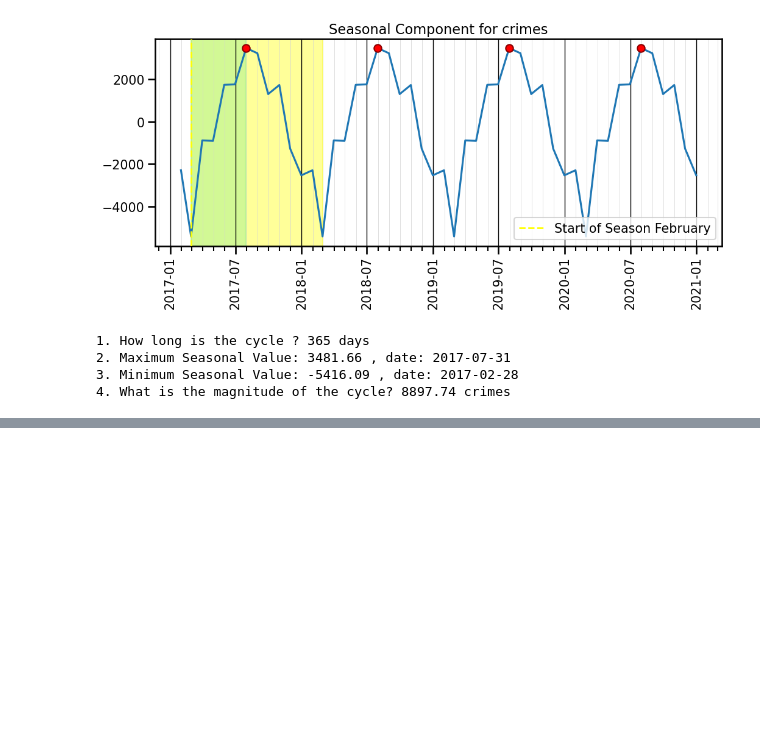
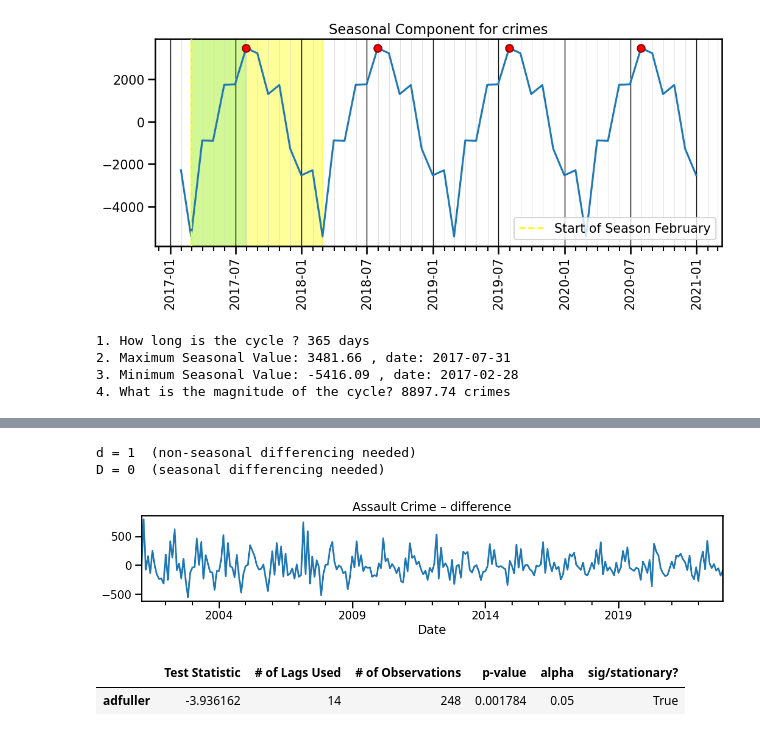
Before and after one commit to Yousef-Zeer/Chicago-Crime, a Jupyter notebook: chicago_crime_.ipynb, the cells around one changed output, grey strips where cells are left out. Drawn from its saved outputs; the diff is of its cells as text; code cells hidden in the pictures; blank space fills up the shorter version.

```diff
--- a/chicago_crime_.ipynb
+++ b/chicago_crime_.ipynb
@@ -426,0 +631,19 @@ print(f"4. What is the magnitude of the cycle? {magnitude:.2f} crimes")
+# %%
+d = ndiffs(ts_assault)
+D = nsdiffs(ts_assault, m=12)
+print(f'd = {d}  (non-seasonal differencing needed)')
+print(f'D = {D}  (seasonal differencing needed)')
+# %% [output]
+d = 1  (non-seasonal differencing needed)
+D = 0  (seasonal differencing needed)
+# %%
+ts_assault_diff = ts_assault.diff().dropna()
+ts_assault_diff.plot(title='Assault Crime – difference')
+plt.tight_layout()
+# %% [output]
+[figure, added]
+# %%
+get_adfuller_results(ts_assault_diff)
+# %% [output]
+|  | Test Statistic | # of Lags Used | # of Observations | p-value | alpha | sig/stationary? |
+| adfuller | -3.936162 | 14 | 248 | 0.001784 | 0.05 | True |
```
Also changed, not shown: parts of 54 cells of this notebook.
